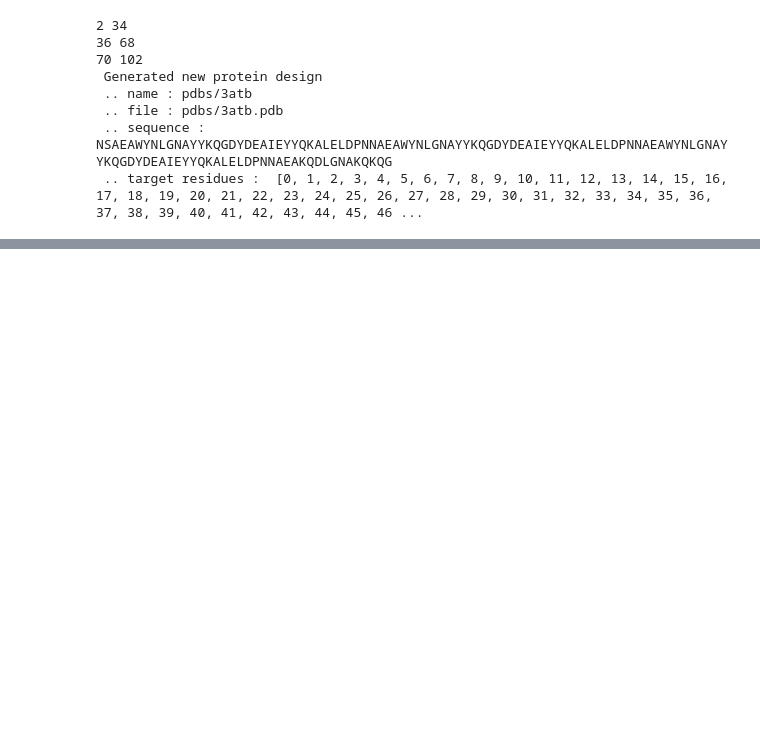
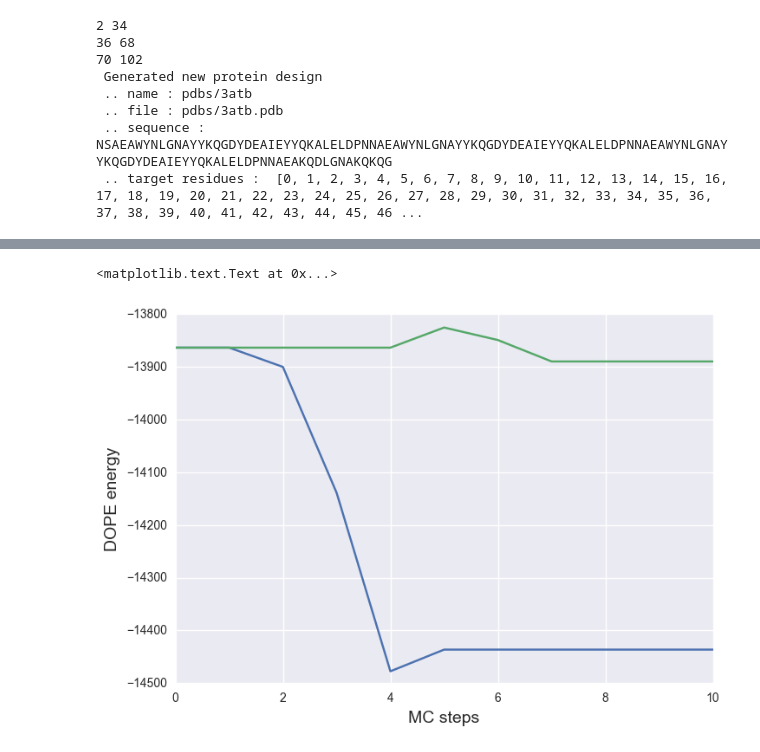
Before and after one commit to daviddesancho/RepeatDesigner, a Jupyter notebook: examples/repeat_design.ipynb, the cells around one changed output, grey strips where cells are left out. Drawn from its saved outputs; the diff is of its cells as text; code cells hidden in the pictures; blank space fills up the shorter version.

```diff
--- a/examples/repeat_design.ipynb
+++ b/examples/repeat_design.ipynb
@@ -38,7 +38,7 @@ try:
 except AssertionError:
     print "AssertionError: sequences are not equal"
 # %%
-mc_tpr = rd.Optimizer(tpr_des, beta=0.01, len_mc=100, nruns=100)
+mc_tpr = rd.Optimizer(tpr_des, beta=0.01, len_mc=1, nruns=1)
 # %%
 mc_tpr.run_mc()
 # %% [output]
@@ -60,0 +62,10 @@ AttributeError: 'Repeat' object has no attribute 'energy'
+# %%
+fig, ax = plt.subplots()
+for k,v in mc_tpr.models.iteritems():
+    ax.plot(v['score'])
+
+ax.set_ylabel('DOPE energy', fontsize=14)
+ax.set_xlabel('MC steps', fontsize=14)
+# %% [output]
+<matplotlib.text.Text at 0x...>
+[figure, added]
```
Also changed, not shown: parts of 1 cell of this notebook, 1 other file.
